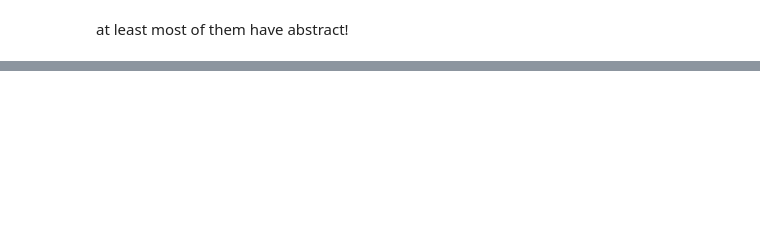
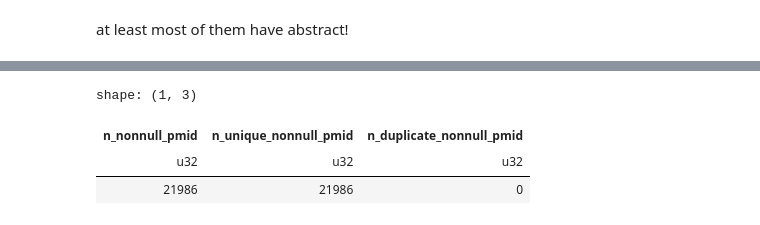
Before and after one commit to fulaibaowang/dictycite, a Jupyter notebook: get_dicty_literatures.ipynb, the cells around one changed output, grey strips where cells are left out. Saved outputs shown, nothing was run; the diff lists cells and outputs as text; code cells hidden in the pictures; blank space fills up the shorter version.

```diff
--- a/get_dicty_literatures.ipynb
+++ b/get_dicty_literatures.ipynb
@@ -703,0 +719,14 @@ at least most of them have abstract!
+# %%
+pmid_uniqueness = pmid_table.select([
+    pl.col("pmid").is_not_null().sum().alias("n_nonnull_pmid"),
+    pl.col("pmid").filter(pl.col("pmid").is_not_null()).n_unique().alias("n_unique_nonnull_pmid"),
+]).with_columns(
+    (pl.col("n_nonnull_pmid") - pl.col("n_unique_nonnull_pmid")).alias("n_duplicate_nonnull_pmid")
+)
+
+pmid_uniqueness
+# %% [output]
+shape: (1, 3)
+| n_nonnull_pmid | n_unique_nonnull_pmid | n_duplicate_nonnull_pmid |
+| u32 | u32 | u32 |
+| 21986 | 21986 | 0 |
```
Also changed, not shown: parts of 11 cells of this notebook, 1 other file.
